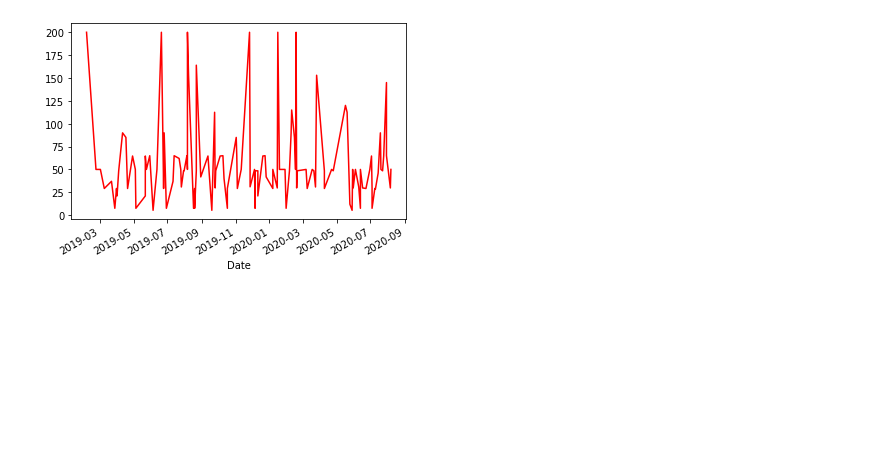
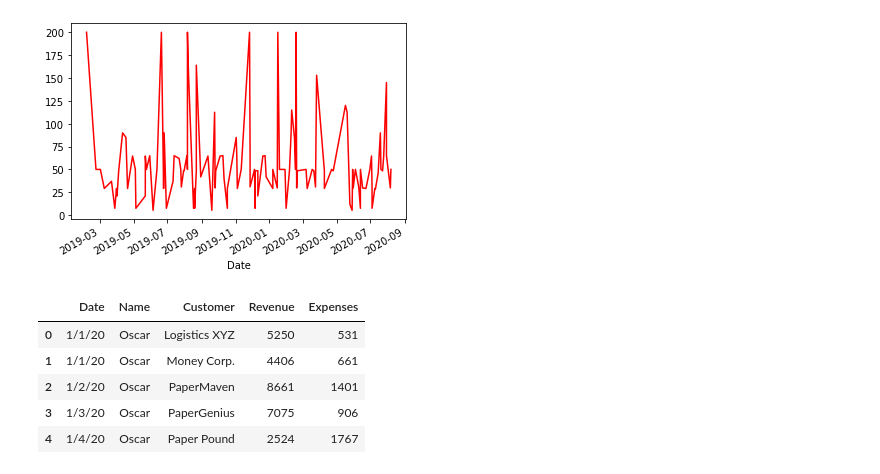
Before and after one commit to chlazaris/pandas_training, a Jupyter notebook: Pandas_Training.ipynb, the cells around one changed output. Drawn from its saved outputs; the diff is of its cells as text; code cells hidden in the pictures; blank space fills up the shorter version.

```diff
--- a/Pandas_Training.ipynb
+++ b/Pandas_Training.ipynb
@@ -1601,0 +1604,11 @@ space['Cost'].plot(kind='line', color='red')
+# %%
+sales = pd.read_csv('/Volumes/GoogleDrive/My Drive/Dropbox/Courses/Pandas_in_action_Manning/pandas-in-action-master/chapter_08_reshaping_and_pivoting/sales_by_employee.csv')
+# %%
+sales.head()
+# %% [output]
+|  | Date | Name | Customer | Revenue | Expenses |
+| 0 | 1/1/20 | Oscar | Logistics XYZ | 5250 | 531 |
+| 1 | 1/1/20 | Oscar | Money Corp. | 4406 | 661 |
+| 2 | 1/2/20 | Oscar | PaperMaven | 8661 | 1401 |
+| 3 | 1/3/20 | Oscar | PaperGenius | 7075 | 906 |
+| 4 | 1/4/20 | Oscar | Paper Pound | 2524 | 1767 |
```
Also changed, not shown: parts of 35 cells of this notebook.
